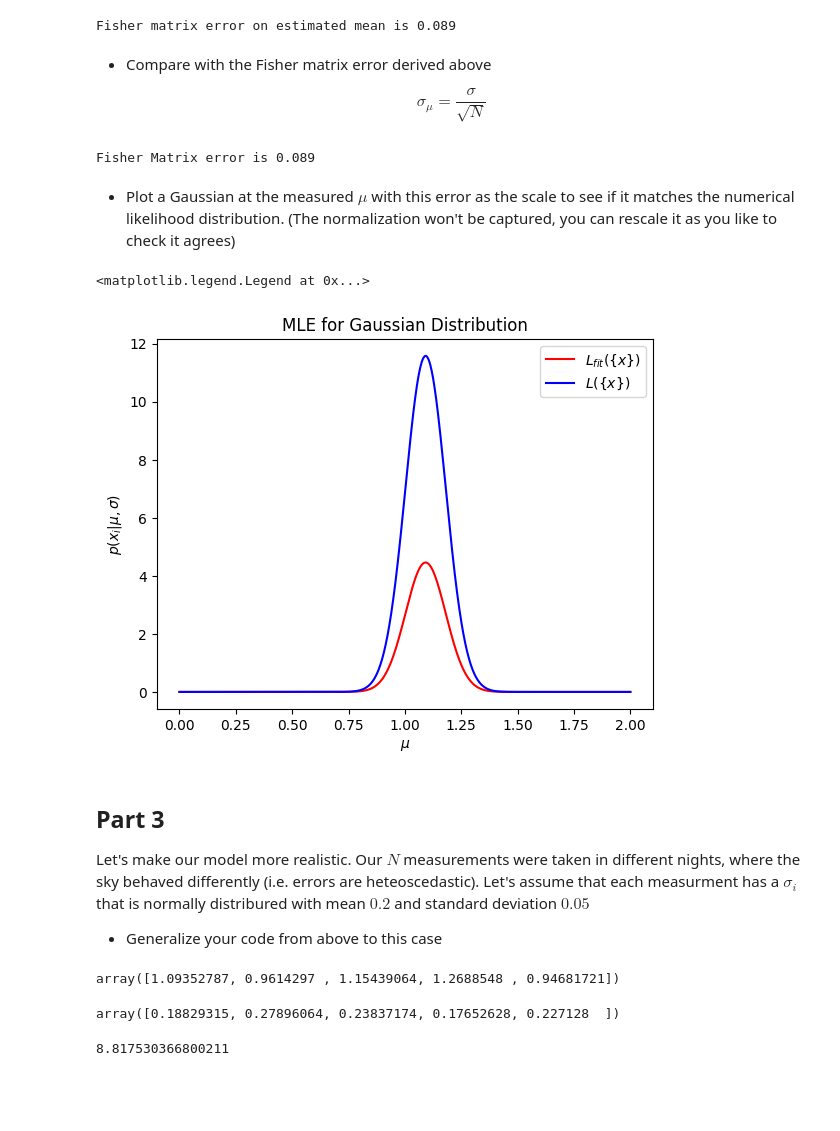
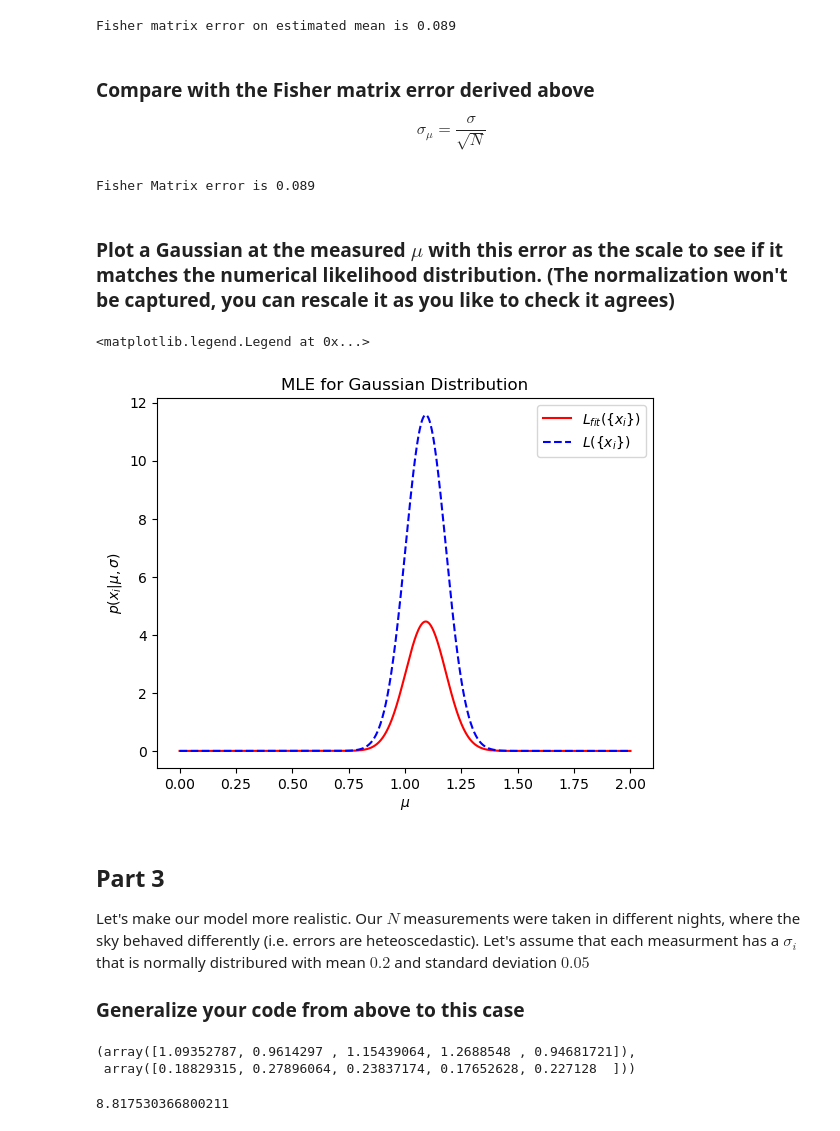
Before and after one commit to SimoneArienti/astrostatistics_bicocca_2024, a Jupyter notebook: working/Ex 06 Position of a Quasar.ipynb, the cells around one changed output. Saved outputs shown, nothing was run; the diff lists cells and outputs as text; code cells hidden in the pictures; blank space fills up the shorter version.

```diff
--- a/working/Ex 06 Position of a Quasar.ipynb
+++ b/working/Ex 06 Position of a Quasar.ipynb
@@ -108,7 +110,7 @@ print('Fisher matrix error on estimated mean is %.3f' % sigma_mu)
 # %% [output]
 Fisher matrix error on estimated mean is 0.089
 # %% [markdown]
-- Compare with the Fisher matrix error derived above
+### Compare with the Fisher matrix error derived above
 
 $$
     \sigma_\mu = \frac{\sigma}{\sqrt{N}}
@@ -119,25 +121,26 @@ print('Fisher Matrix error is %.3f' % MLE_sigma)
 # %% [output]
 Fisher Matrix error is 0.089
 # %% [markdown]
-- Plot a Gaussian at the measured $\mu$ with this error as the scale to see if it matches the numerical likelihood distribution. (The normalization won't be captured, you can rescale it as you like to check it agrees)
+### Plot a Gaussian at the measured $\mu$ with this error as the scale to see if it matches the numerical likelihood distribution. (The normalization won't be captured, you can rescale it as you like to check it agrees)
 # %%
 L_fit = norm.pdf(x_i, loc=ML_estimator, scale=MLE_sigma)
+L_fit_norm = L_fit / np.max(L_fit)
 
-plt.plot(x_i, L_fit, color='red', label=r'$L_{fit}(\{x \})$')
-plt.plot(x_i, L, color='blue', label=r'$L(\{x \})$')
+plt.plot(x_i, L_fit, color='red', label=r'$L_{fit}(\{x_i \})$')
+plt.plot(x_i, L, color='blue', linestyle='--', label=r'$L(\{x_i \})$')
 plt.xlabel('$\mu$') #Leave out or adjust if no latex
 plt.ylabel(r'$p(x_i|\mu,\sigma)$') #Leave out or adjust if no latex
 plt.title('MLE for Gaussian Distribution')
 plt.legend()
 # %% [output]
 <matplotlib.legend.Legend at 0x...>
-[figure, old version]
+[figure, new version]
 # %% [markdown]
 ## Part 3
 
 Let's make our model more realistic. Our $N$ measurements were taken in different nights, where the sky behaved differently (i.e. errors are heteoscedastic). Let's assume that each measurment has a $\sigma_i$ that is normally distribured with mean $0.2$ and standard deviation $0.05$
 
-- Generalize your code from above to this case
+### Generalize your code from above to this case
 # %%
 N = 5
 mu = 1
@@ -147,13 +150,10 @@ sigma_hetero = norm(0.2, 0.05).rvs(N)
 np.random.seed(42)
 my_sample_hetero = norm(mu, sigma_hetero).rvs(N)
 # %%
-my_sample_hetero
+my_sample_hetero, sigma_hetero
 # %% [output]
-array([1.09352787, 0.9614297 , 1.15439064, 1.2688548 , 0.94681721])
+(array([1.09352787, 0.9614297 , 1.15439064, 1.2688548 , 0.94681721]),
+ array([0.18829315, 0.27896064, 0.23837174, 0.17652628, 0.227128  ]))
-# %%
-sigma_hetero
-# %% [output]
-array([0.18829315, 0.27896064, 0.23837174, 0.17652628, 0.227128  ])
 # %%
 Ls_hetero = []
 for i in range(N):
```
Also changed, not shown: parts of 27 cells of this notebook.
